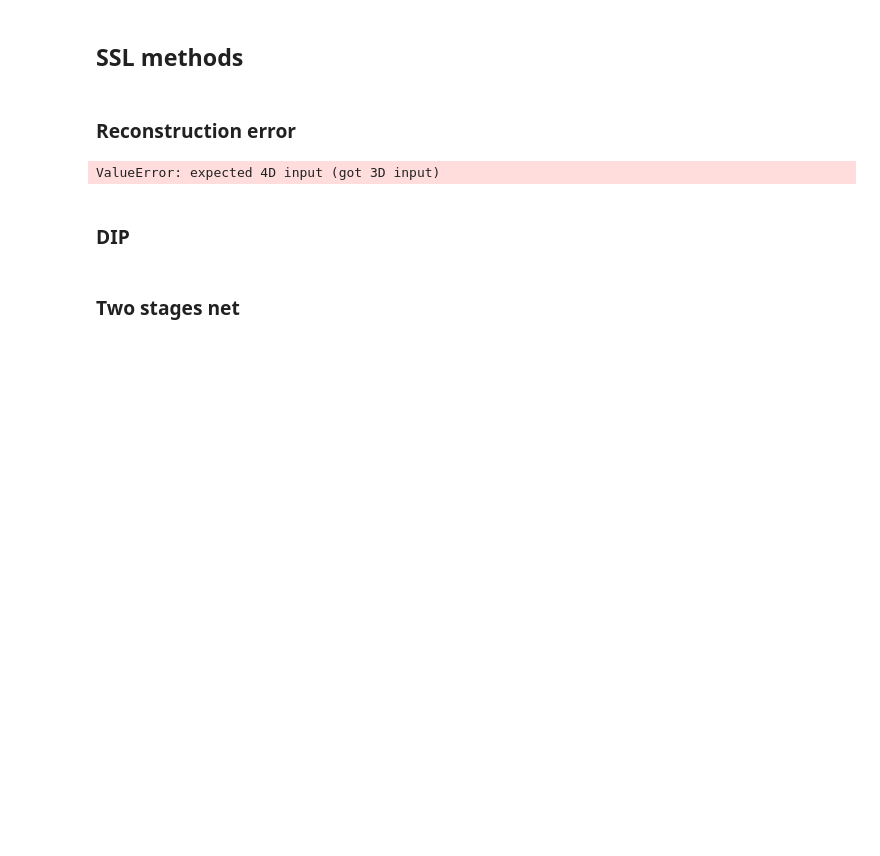
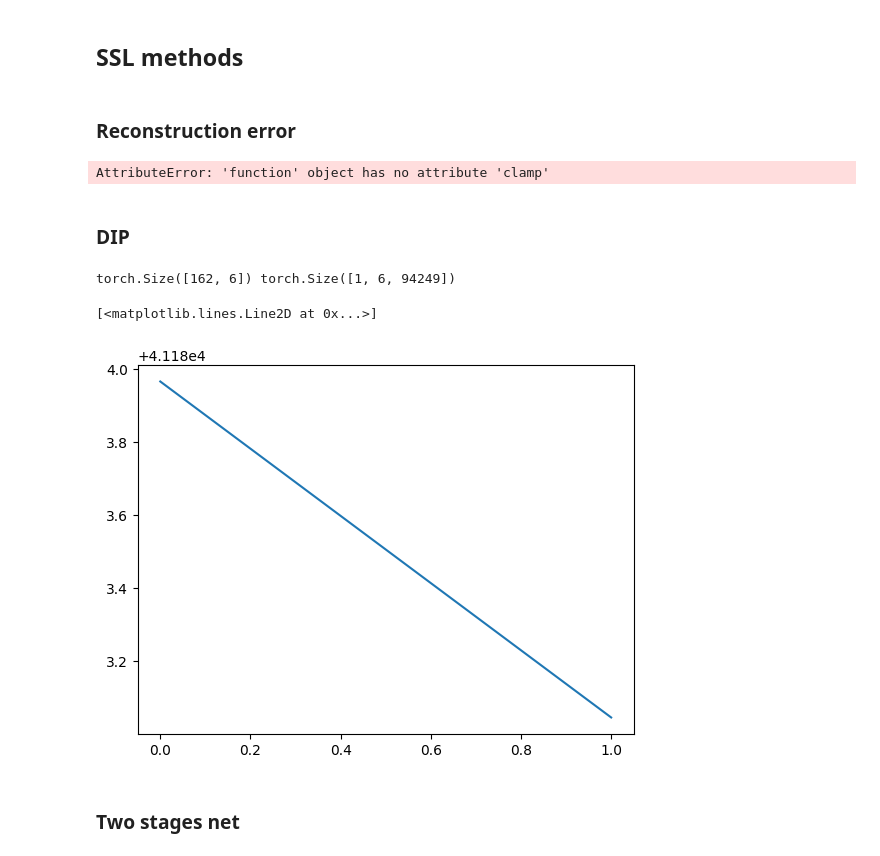
Before and after one commit to edabier/SS-HSU_benchmark, a Jupyter notebook: global_test.ipynb, the cells around one changed output. Saved outputs shown, nothing was run; the diff lists cells and outputs as text; code cells hidden in the pictures; blank space fills up the shorter version.

Commit message:
first tests on all models, display training losses

```diff
--- a/global_test.ipynb
+++ b/global_test.ipynb
@@ -20,13 +22,15 @@ else:
 dataset = "urban"
 data = io.loadmat(f"datasets/{dataset}.mat")
 Y = torch.tensor(data["Y"])
+Y = Y.to(torch.float32)
 E = torch.tensor(data["E"])
 B, c, N = E.shape[0], E.shape[1], Y.shape[1]
 
 Y = Y.reshape(Y.shape[0], int(Y.shape[1]**0.5), int(Y.shape[1]**0.5))
 H, W = Y.shape[1], Y.shape[2]
 
-patch_size = 10
+patch_size_cnn = 10
+patch_size = 100
 
 plt.imshow(Y.cpu()[10,:,:])
 # %% [output]
@@ -70,21 +78,31 @@ ralmu = models.RALMU(B=B, c=c, im_size=H)
 # %% [markdown]
 ## SSL methods
 # %%
-model = transformerae
+model = mlpae
+epochs = 2
+lr = 1e-2
 # %% [markdown]
 ### Reconstruction error
 # %%
-re_trainer = ssl.ReconstructionError(model, epochs=2)
-e_hat_re, a_hat_re, train_losses_re = re_trainer.train(train_loader)
+re_trainer = ssl.ReconstructionError(model, epochs=epochs, lr=lr)
+e_hat_re, a_hat_re, train_losses_re = re_trainer.train(full_loader)
 print(e_hat_re.shape, a_hat_re.shape)
+
+plt.plot(train_losses_re)
 # %% [output]
-ValueError: expected 4D input (got 3D input)
+AttributeError: 'function' object has no attribute 'clamp'
 # %% [markdown]
 ### DIP
 # %%
-dip_trainer = ssl.DIP(model, epochs=2)
-e_hat_dip, a_hat_dip, train_losses_dip = dip_trainer.train(train_loader)
+dip_trainer = ssl.DIP(model, epochs=epochs, lr=lr)
+e_hat_dip, a_hat_dip, train_losses_dip = dip_trainer.train(full_loader)
 print(e_hat_dip.shape, a_hat_dip.shape)
+
+plt.plot(train_losses_dip)
+# %% [output]
+torch.Size([162, 6]) torch.Size([1, 6, 94249])
+[<matplotlib.lines.Line2D at 0x...>]
+[figure, added]
 # %% [markdown]
 ### Two stages net
 # %%
```
Also changed, not shown: parts of 15 cells of this notebook, 5 other files.
